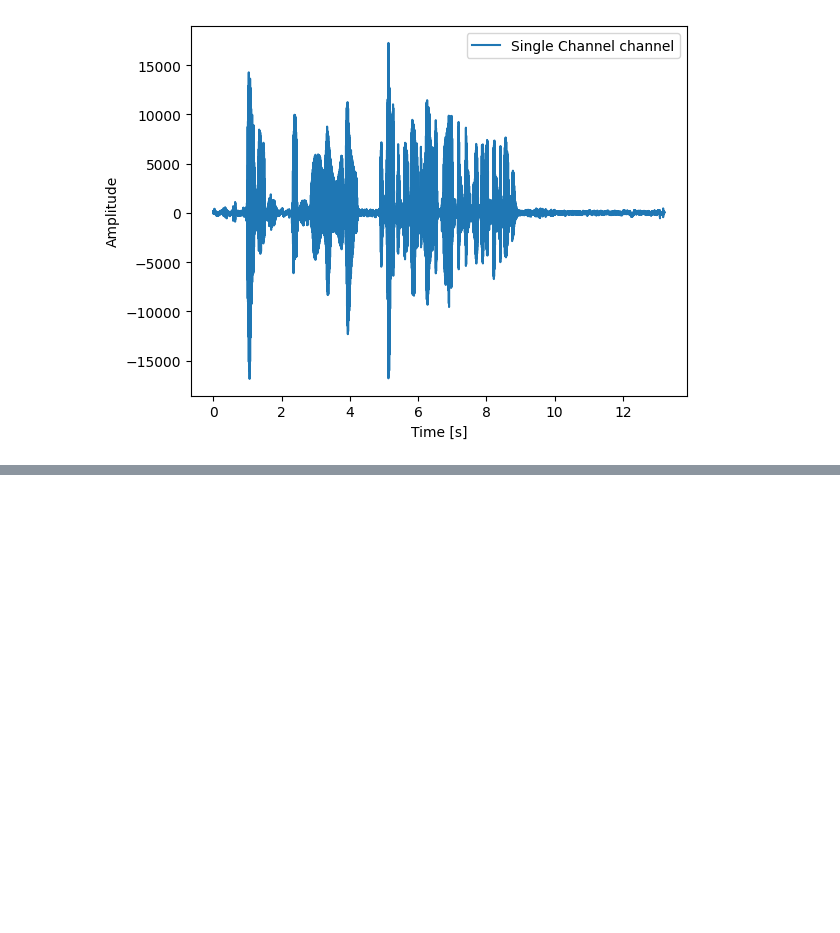
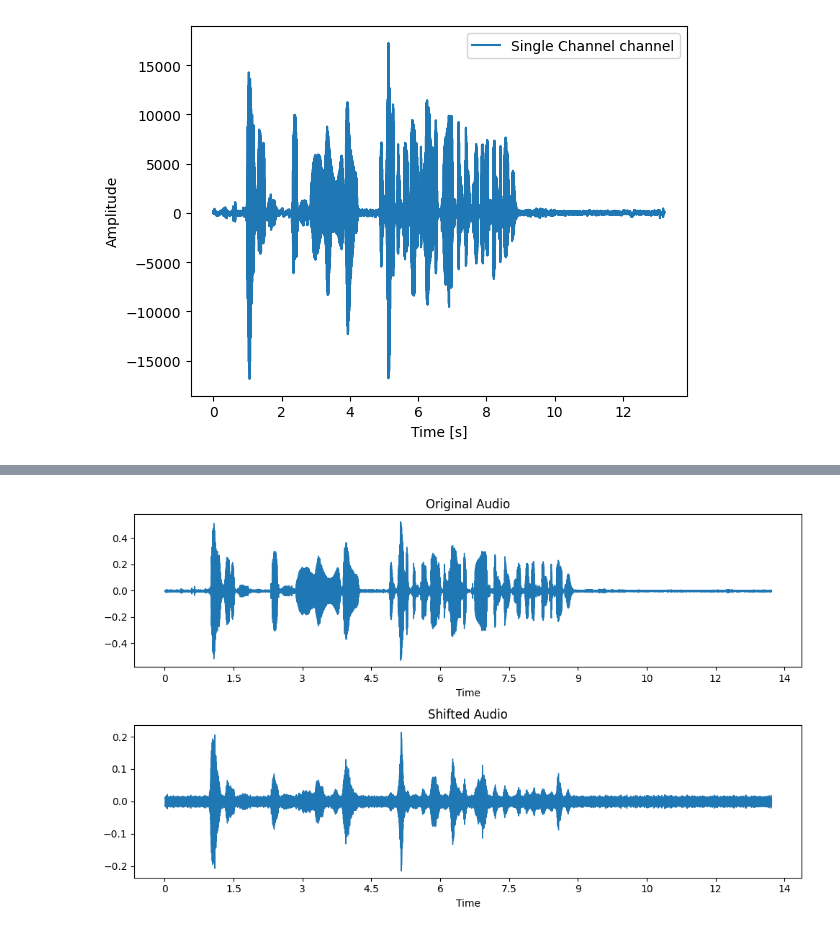
Before and after one commit to neeeal/DSP-DigitalVoiceSimulator, a Jupyter notebook: simulator.ipynb, the cells around one changed output, grey strips where cells are left out. Saved outputs shown, nothing was run; the diff lists cells and outputs as text; code cells hidden in the pictures; blank space fills up the shorter version.

```diff
--- a/simulator.ipynb
+++ b/simulator.ipynb
@@ -60,0 +126,46 @@ wavfile.write(output_file, samplerate, modified_data.astype(np.int16))
+# %%
+import numpy as np
+import librosa
+import librosa.display
+import soundfile as sf
+import noisereduce as nr
+
+# Load an audio file
+audio_file = 'originalAudio//neal_trial.wav'
+y, sr = librosa.load(audio_file)
+
+# Performing noice reduction
+reduced_audio = nr.reduce_noise(y=y, sr=sr)
+
+# Define the desired pitch shift (in semitones)
+semitones = 1  # You can change this value
+
+# Shift the pitch
+y_shifted = librosa.effects.pitch_shift(y=reduced_audio, sr=sr, n_steps=semitones)
+
+# Create a Raspy voice
+def add_noise(y, noise_level=0.005):
+    noise = np.random.normal(0, noise_level, len(y))
+    return y + noise
+y_shifted_raspy = add_noise(y_shifted)
+
+# Save the shifted audio to a new file
+output_audio_file = 'modifiedAudio//neal_trial.wav'
+sf.write(output_audio_file, y_shifted_raspy, sr)
+
+# Display the original and shifted audio for comparison
+import matplotlib.pyplot as plt
+
+plt.figure(figsize=(10, 6))
+plt.subplot(2, 1, 1)
+librosa.display.waveshow(y, sr=sr)
+plt.title("Original Audio")
+
+plt.subplot(2, 1, 2)
+librosa.display.waveshow(y_shifted_raspy, sr=sr)
+plt.title("Shifted Audio")
+
+plt.tight_layout()
+plt.show()
+# %% [output]
+[figure, added]
```
Also changed, not shown: parts of 9 cells of this notebook, 3 other files.
